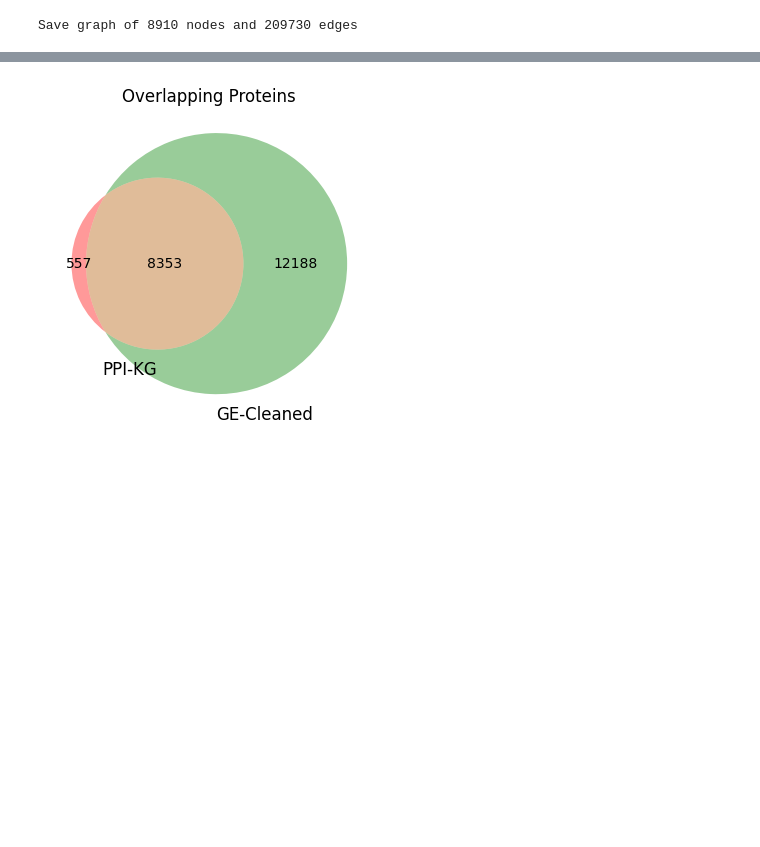
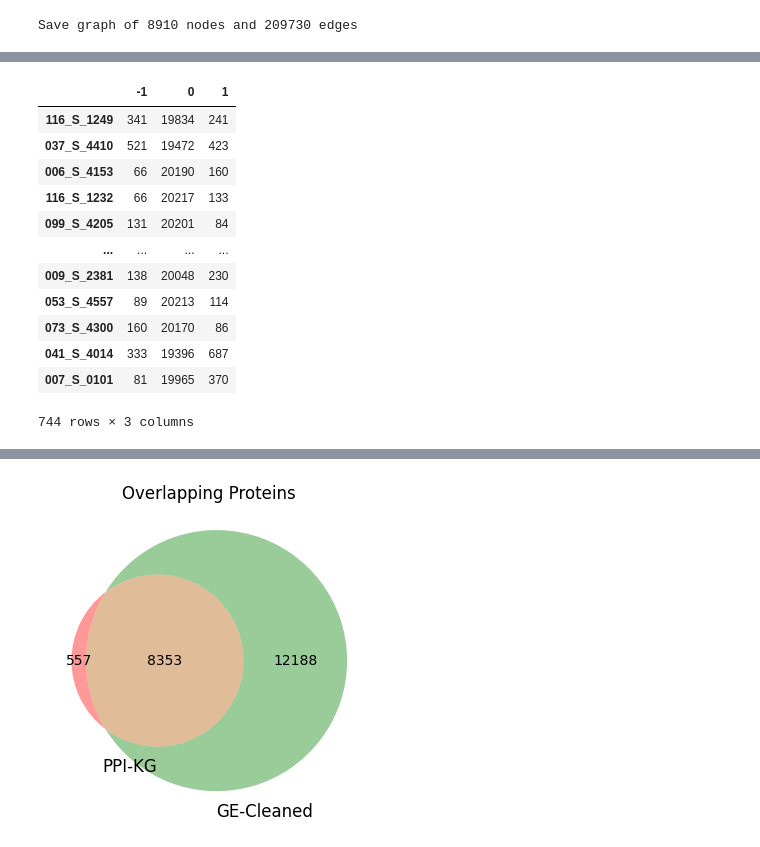
Before and after one commit to Xiaoxuan-Yu-ty/HybridKG, a Jupyter notebook: CLEP_repeat/repeat_resource.ipynb, the cells around one changed output, grey strips where cells are left out. Drawn from its saved outputs; the diff is of its cells as text; code cells hidden in the pictures; blank space fills up the shorter version.

```diff
--- a/CLEP_repeat/repeat_resource.ipynb
+++ b/CLEP_repeat/repeat_resource.ipynb
@@ -158,0 +141,16 @@ sample_label_map
+# %%
+clep_scoring_ecdf1[list(common_columns)].apply(pd.Series.value_counts, axis=1)
+# %% [output]
+|  | -1 | 0 | 1 |
+| 116_S_1249 | 341 | 19834 | 241 |
+| 037_S_4410 | 521 | 19472 | 423 |
+| 006_S_4153 | 66 | 20190 | 160 |
+| 116_S_1232 | 66 | 20217 | 133 |
+| 099_S_4205 | 131 | 20201 | 84 |
+| ... | ... | ... | ... |
+| 009_S_2381 | 138 | 20048 | 230 |
+| 053_S_4557 | 89 | 20213 | 114 |
+| 073_S_4300 | 160 | 20170 | 86 |
+| 041_S_4014 | 333 | 19396 | 687 |
+| 007_S_0101 | 81 | 19965 | 370 |
+744 rows × 3 columns
```
Also changed, not shown: parts of 36 cells of this notebook, 4 other files.
